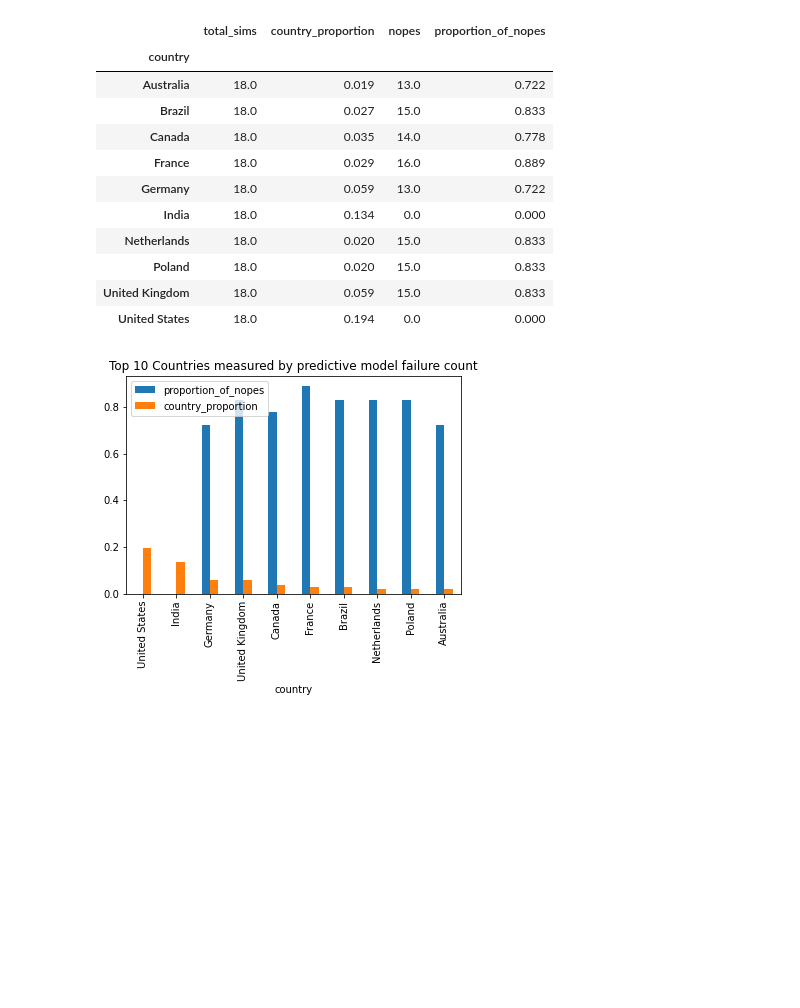
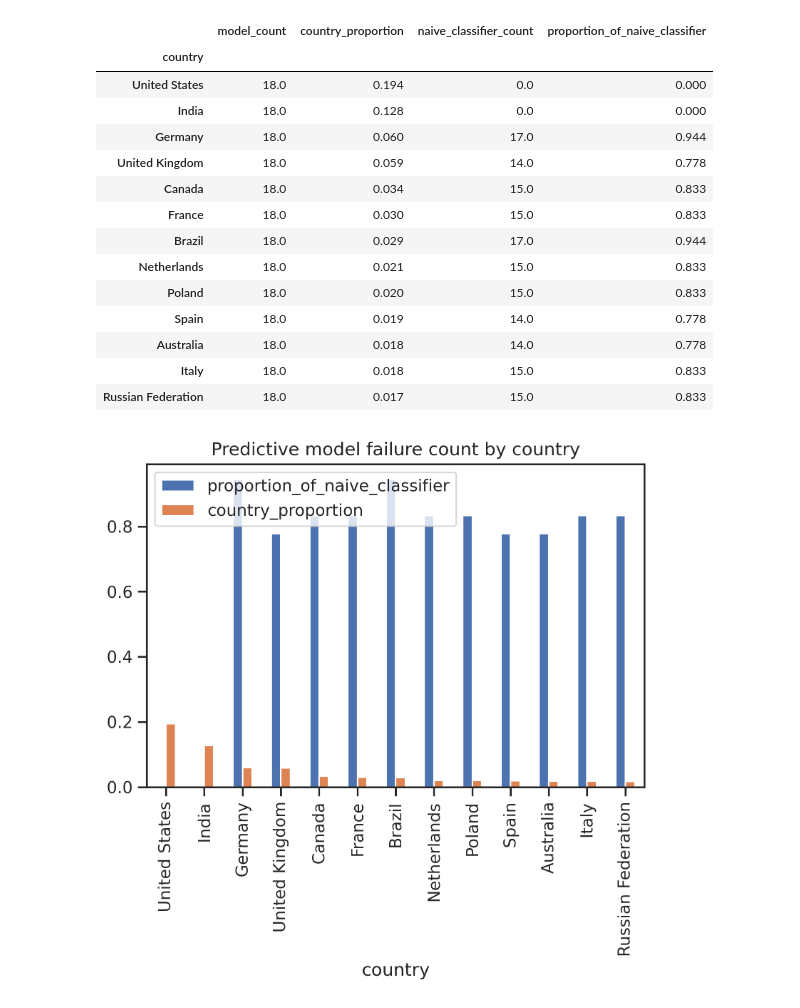
Before and after one commit to kylezeeuwen/ds-stackoverflow2020-analysis, a Jupyter notebook: notebook/6_visualise_binary_classifier_results.ipynb, the cells around one changed output. Cells and saved outputs as stored; diff of their text form; code cells hidden in the pictures; blank space fills up the shorter version.

```diff
--- a/notebook/6_visualise_binary_classifier_results.ipynb
+++ b/notebook/6_visualise_binary_classifier_results.ipynb
@@ -11,27 +11,16 @@ pickle_file = 'full_country_row_sample_rate_1_country_min_sample_cutoff_1200_cut
 # %%
-import numpy as np
 import pandas as pd
-import time
 import pickle
 import matplotlib.pyplot as plt
+import seaborn as sns
 
 pd.options.display.max_rows = 2000
 pd.options.display.max_columns = 1000
 pd.options.display.max_colwidth = 255
+
+sns.set(rc={"figure.dpi":300, 'savefig.dpi':300})
+sns.set_context('notebook')
+sns.set_style("ticks")
 # %%
 with open('./pickles/%s' % pickle_file, 'rb') as f:
     results_df = pickle.load(f)
-# %%
-def choose_largest_coefficient_name (coefficients):
-    if coefficients is None:
-        return None
-    return coefficients.sort_values(by='abs_weight', ascending=False)['X_Column'].iloc[0]
-
-def choose_largest_coefficient_weight (coefficients):
-    if coefficients is None:
-        return None
-    return coefficients.sort_values(by='abs_weight', ascending=False)['abs_weight'].iloc[0]
-
-
-results_df['largest_coefficient_column'] = results_df['coefficients'].apply(choose_largest_coefficient_name)
-results_df['largest_coefficient_weight'] = results_df['coefficients'].apply(choose_largest_coefficient_weight)
@@ -38,41 +33,31 @@ results_df['largest_coefficient_weight'] = results_df['coefficients'].apply(choo
 # %%
-def generate_country_aggregates (runs_for_country):
-    total_sims = runs_for_country.shape[0]
-    nopes =  runs_for_country.query('TP == 0 and FP == 0').shape[0]
-    proportion_of_nopes = round(nopes / total_sims, 3)
-    country_proportion = round(runs_for_country.iloc[0]['P'] / (runs_for_country.iloc[0]['P'] + runs_for_country.iloc[0]['N']),3)
-
-    result = pd.Series({
-        'total_sims' : total_sims,
-        'country_proportion': country_proportion,
-        'nopes' : nopes,
-        'proportion_of_nopes' : proportion_of_nopes,
-    })
-
-    return result
+from visualise_binary_classifier_results.generate_country_aggregates import generate_country_aggregates
 
 country_aggregates = results_df \
     .reset_index() \
-    .drop(columns=['coefficients', 'X_columns']) \
     .groupby('country') \
-    .apply(generate_country_aggregates)
+    .apply(generate_country_aggregates) \
+    .sort_values(by='country_proportion', ascending=False)
 
 country_aggregates
 # %% [output]
-|  | total_sims | country_proportion | nopes | proportion_of_nopes |
+|  | model_count | country_proportion | naive_classifier_count | proportion_of_naive_classifier |
 | country |  |  |  |  |
-| Australia | 18.0 | 0.019 | 13.0 | 0.722 |
-| Brazil | 18.0 | 0.027 | 15.0 | 0.833 |
-| Canada | 18.0 | 0.035 | 14.0 | 0.778 |
-| France | 18.0 | 0.029 | 16.0 | 0.889 |
-| Germany | 18.0 | 0.059 | 13.0 | 0.722 |
-| India | 18.0 | 0.134 | 0.0 | 0.000 |
-| Netherlands | 18.0 | 0.020 | 15.0 | 0.833 |
+| United States | 18.0 | 0.194 | 0.0 | 0.000 |
+| India | 18.0 | 0.128 | 0.0 | 0.000 |
+| Germany | 18.0 | 0.060 | 17.0 | 0.944 |
+| United Kingdom | 18.0 | 0.059 | 14.0 | 0.778 |
+| Canada | 18.0 | 0.034 | 15.0 | 0.833 |
+| France | 18.0 | 0.030 | 15.0 | 0.833 |
+| Brazil | 18.0 | 0.029 | 17.0 | 0.944 |
+| Netherlands | 18.0 | 0.021 | 15.0 | 0.833 |
 | Poland | 18.0 | 0.020 | 15.0 | 0.833 |
-| United Kingdom | 18.0 | 0.059 | 15.0 | 0.833 |
-| United States | 18.0 | 0.194 | 0.0 | 0.000 |
+| Spain | 18.0 | 0.019 | 14.0 | 0.778 |
+| Australia | 18.0 | 0.018 | 14.0 | 0.778 |
+| Italy | 18.0 | 0.018 | 15.0 | 0.833 |
+| Russian Federation | 18.0 | 0.017 | 15.0 | 0.833 |
 # %%
-(country_aggregates[['proportion_of_nopes', 'country_proportion']]).sort_values(by='country_proportion', ascending=False).plot(kind="bar");
-plt.title("Top 10 Countries measured by predictive model failure count");
+(country_aggregates[['proportion_of_naive_classifier', 'country_proportion']]).sort_values(by='country_proportion', ascending=False).plot(kind="bar");
+plt.title("Predictive model failure count by country");
 # %% [output]
-[figure, old version]
+[figure, new version]
```
Also changed, not shown: parts of 13 cells of this notebook, 26 other files.
